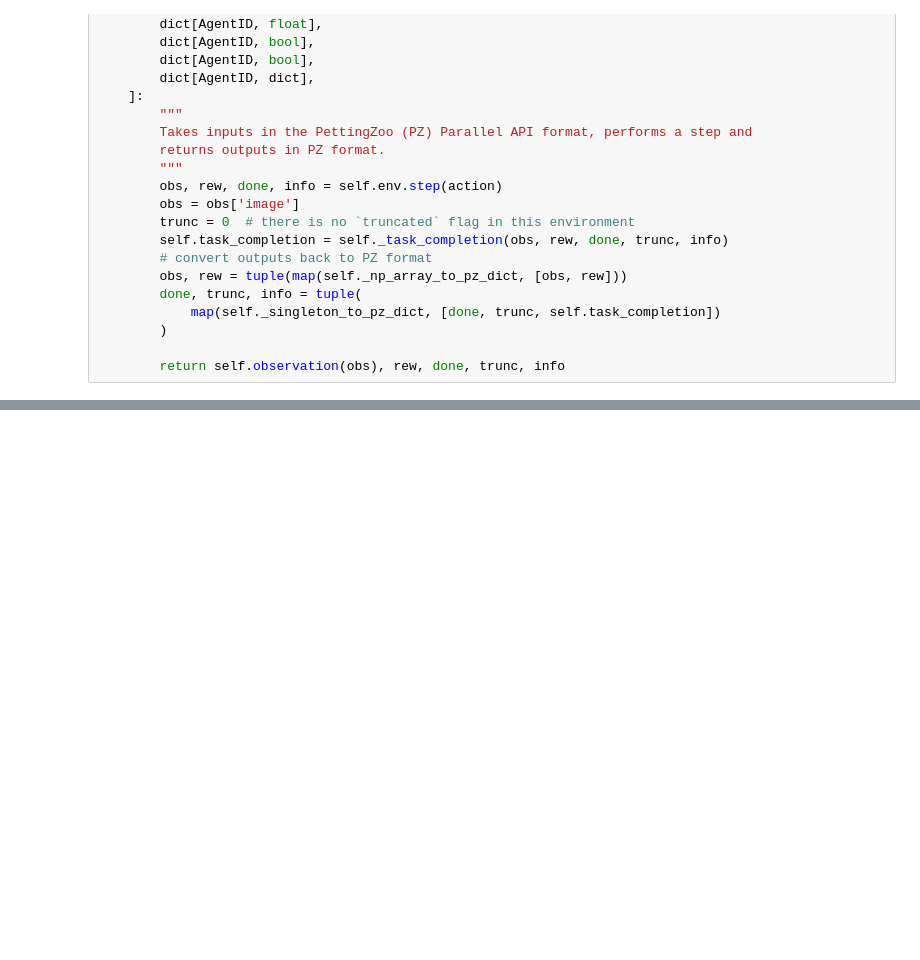
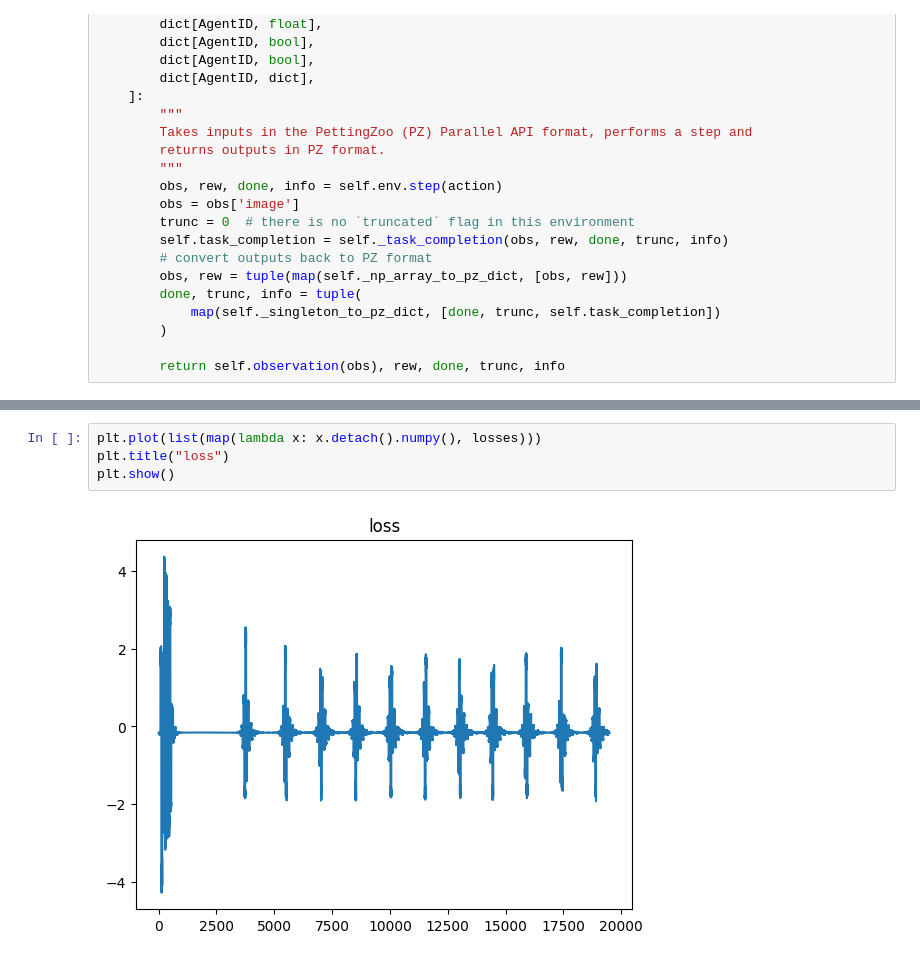
Before and after one commit to RyanNavillus/Syllabus, a Jupyter notebook: wrapper.ipynb, the cells around one changed output, grey strips where cells are left out. Saved outputs shown, nothing was run; the diff lists cells and outputs as text; blank space fills up the shorter version.

```diff
--- a/wrapper.ipynb
+++ b/wrapper.ipynb
@@ -158,0 +364,6 @@ TypeError: 'NoneType' object is not iterable
+# %%
+plt.plot(list(map(lambda x: x.detach().numpy(), losses)))
+plt.title("loss")
+plt.show()
+# %% [output]
+[figure, added]
```
Also changed, not shown: parts of 16 cells of this notebook, 1 other file.
